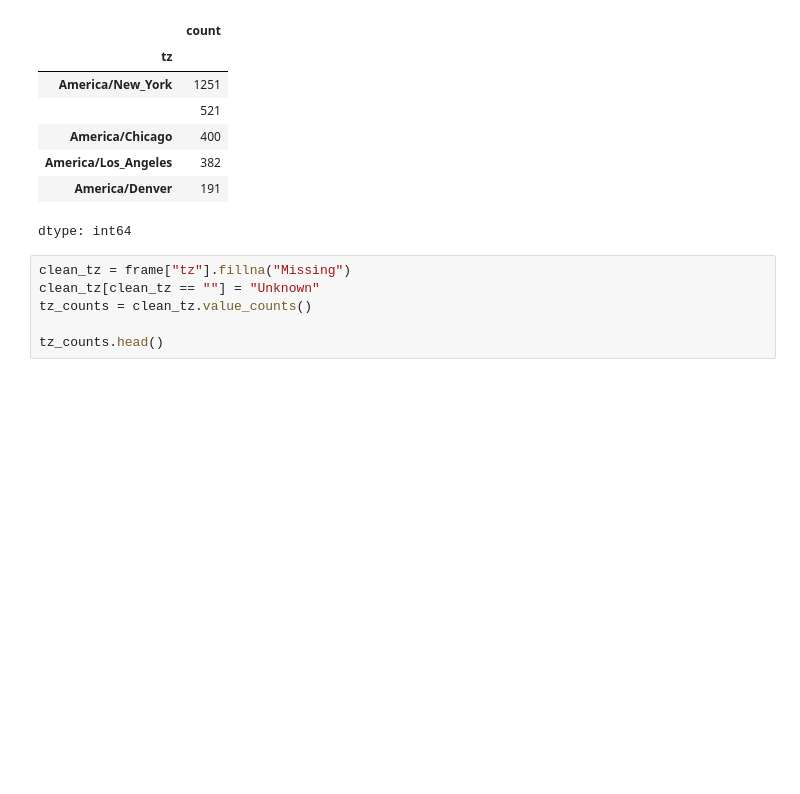
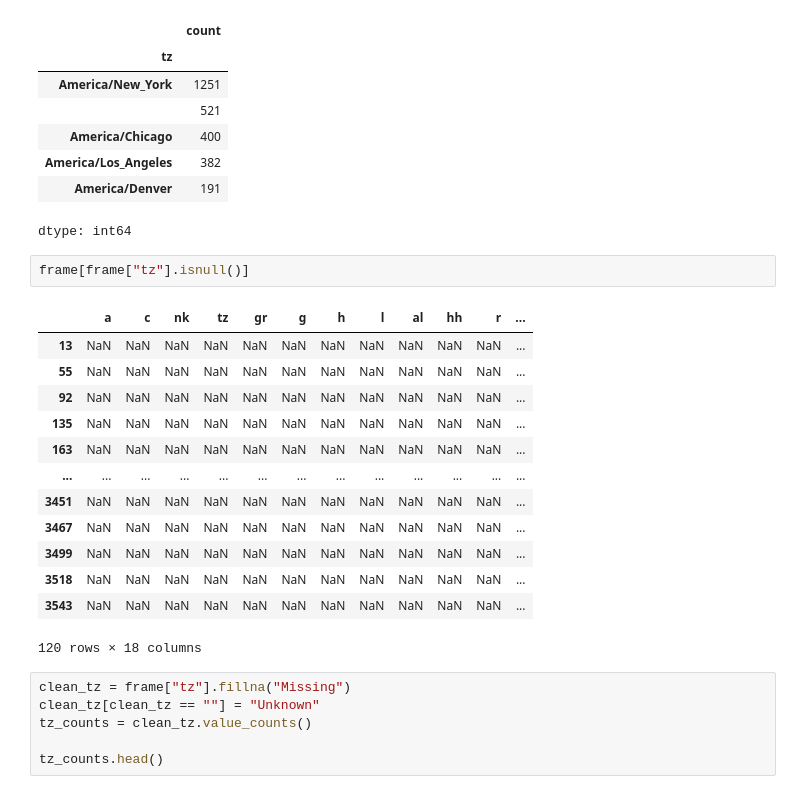
Before and after one commit to ancestor9/2026_Fall_Application-Deployment, a Jupyter notebook: 20261106/ch13_1_Bitly_Data_from_1_USA_gov.ipynb, the cells around one changed output. Cells and saved outputs as stored; diff of their text form; blank space fills up the shorter version.

```diff
--- a/20261106/ch13_1_Bitly_Data_from_1_USA_gov.ipynb
+++ b/20261106/ch13_1_Bitly_Data_from_1_USA_gov.ipynb
@@ -403,6 +367,22 @@ tz_counts.head()
 | America/Los_Angeles | 382 |
 | America/Denver | 191 |
 dtype: int64
+# %%
+frame[frame["tz"].isnull()]
+# %% [output]
+|  | a | c | nk | tz | gr | g | h | l | al | hh | r | ... |
+| 13 | NaN | NaN | NaN | NaN | NaN | NaN | NaN | NaN | NaN | NaN | NaN | ... |
+| 55 | NaN | NaN | NaN | NaN | NaN | NaN | NaN | NaN | NaN | NaN | NaN | ... |
+| 92 | NaN | NaN | NaN | NaN | NaN | NaN | NaN | NaN | NaN | NaN | NaN | ... |
+| 135 | NaN | NaN | NaN | NaN | NaN | NaN | NaN | NaN | NaN | NaN | NaN | ... |
+| 163 | NaN | NaN | NaN | NaN | NaN | NaN | NaN | NaN | NaN | NaN | NaN | ... |
+| ... | ... | ... | ... | ... | ... | ... | ... | ... | ... | ... | ... | ... |
+| 3451 | NaN | NaN | NaN | NaN | NaN | NaN | NaN | NaN | NaN | NaN | NaN | ... |
+| 3467 | NaN | NaN | NaN | NaN | NaN | NaN | NaN | NaN | NaN | NaN | NaN | ... |
+| 3499 | NaN | NaN | NaN | NaN | NaN | NaN | NaN | NaN | NaN | NaN | NaN | ... |
+| 3518 | NaN | NaN | NaN | NaN | NaN | NaN | NaN | NaN | NaN | NaN | NaN | ... |
+| 3543 | NaN | NaN | NaN | NaN | NaN | NaN | NaN | NaN | NaN | NaN | NaN | ... |
+120 rows × 18 columns
 # %%
 clean_tz = frame["tz"].fillna("Missing")
 clean_tz[clean_tz == ""] = "Unknown"
```
Also changed, not shown: parts of 44 cells of this notebook.
